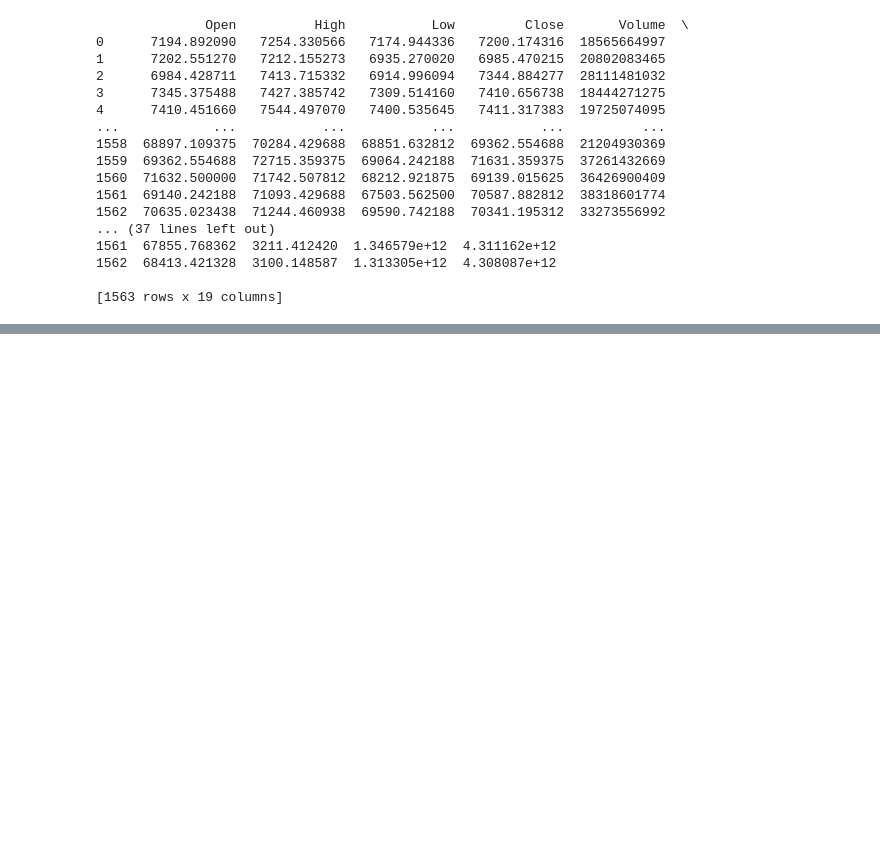
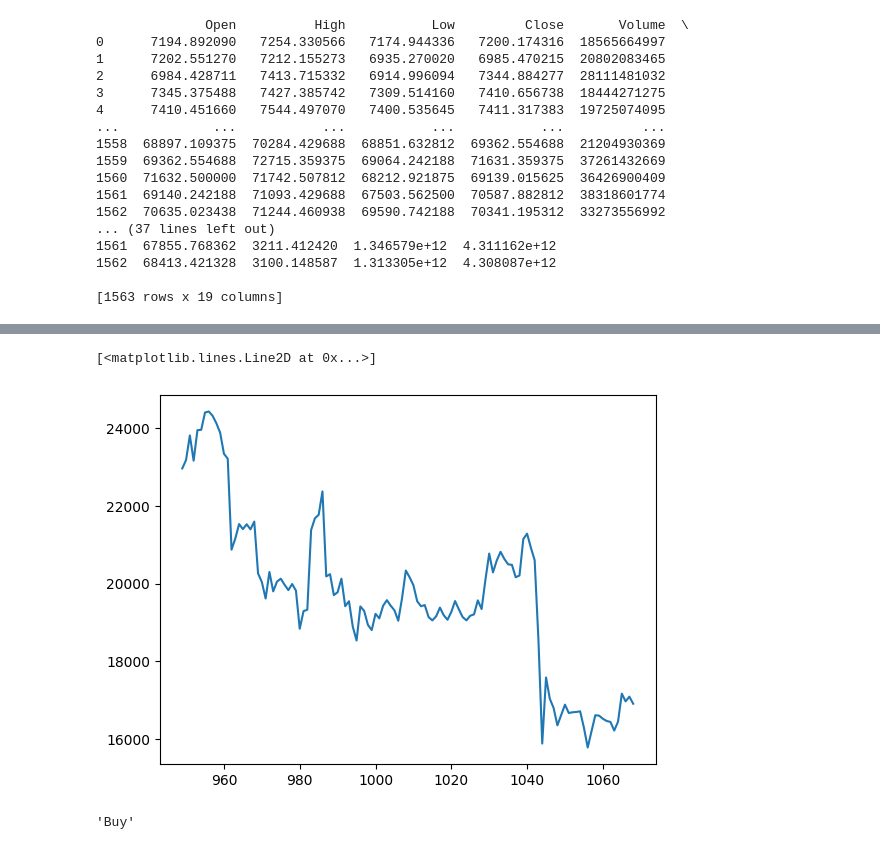
Before and after one commit to mason-lee19/stockTrader_NEAT, a Jupyter notebook: Notebooks/workplace.ipynb, the cells around one changed output, grey strips where cells are left out. Drawn from its saved outputs; the diff is of its cells as text; code cells hidden in the pictures; blank space fills up the shorter version.

```diff
--- a/Notebooks/workplace.ipynb
+++ b/Notebooks/workplace.ipynb
@@ -31,0 +88,5 @@ print(df)
+# %%
+plt.plot(run_df['Open'])
+# %% [output]
+[<matplotlib.lines.Line2D at 0x...>]
+[figure, added]
@@ -31,0 +96,4 @@ print(df)
+# %%
+signal
+# %% [output]
+'Buy'
```
Also changed, not shown: parts of 6 cells of this notebook, 8 other files.
